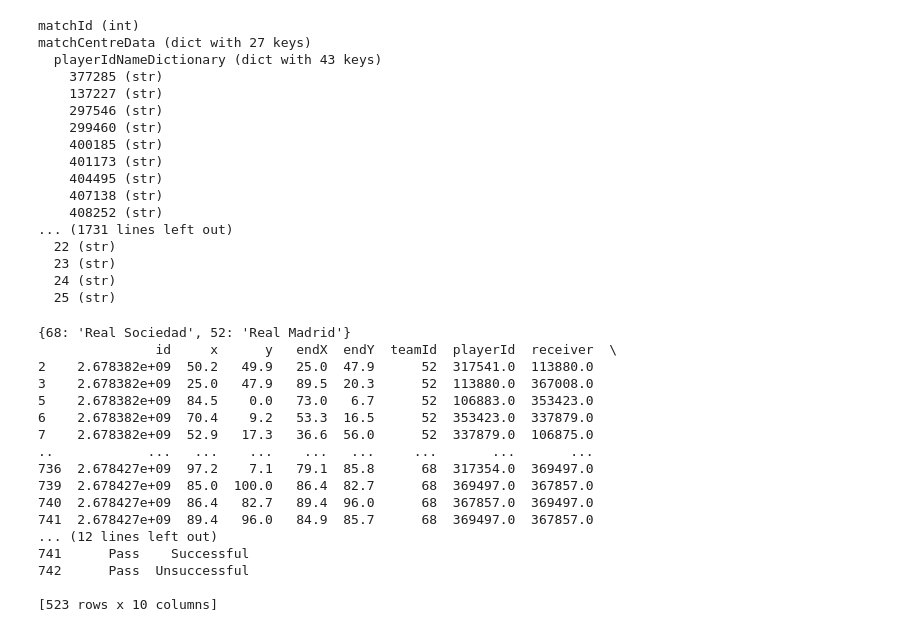
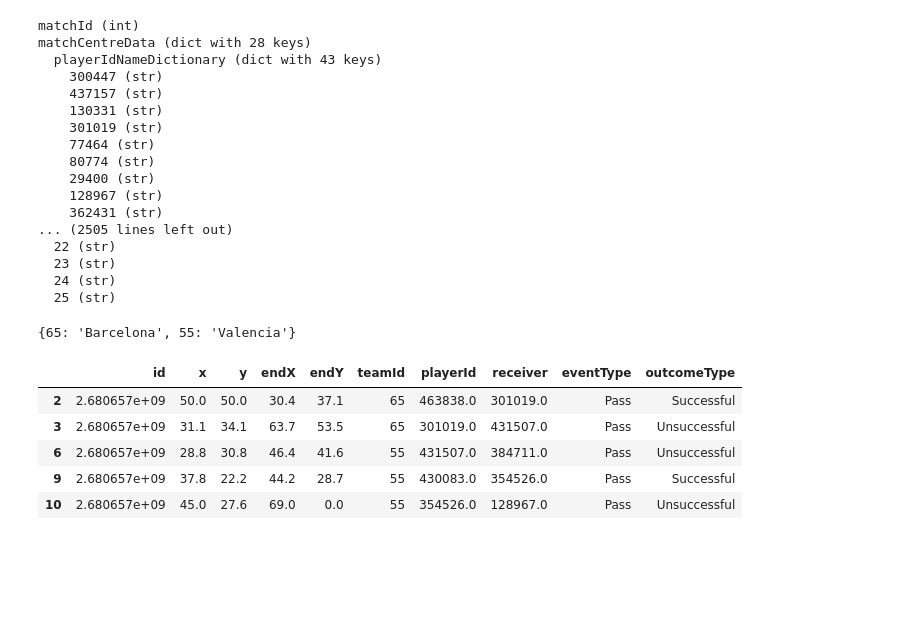
Before and after one commit to juanmarino15/futbolPlus, a Jupyter notebook: scraper/whoScoredScrape.ipynb, the cells around one changed output. Saved outputs shown, nothing was run; the diff lists cells and outputs as text; code cells hidden in the pictures; blank space fills up the shorter version.

```diff
--- a/scraper/whoScoredScrape.ipynb
+++ b/scraper/whoScoredScrape.ipynb
@@ -73,28 +58,28 @@ def print_json_structure(data, indent=0, max_list_example=3):
                     print('  ' * (indent + 1) + f"Example items: {example_items}")
         else:
             print('  ' * indent + f"{key} ({type(value).__name__})")
-
-# Usage example
-url = "https://www.whoscored.com/Matches/1734924/Live/Spain-LaLiga-2023-2024-Real-Sociedad-Real-Madrid"
-data = extract_json_from_html(url, save_output=True)
-# %% [output]
-matchId (int)
-matchCentreData (dict with 27 keys)
-  playerIdNameDictionary (dict with 43 keys)
-    377285 (str)
-    137227 (str)
-    297546 (str)
-    299460 (str)
-    400185 (str)
-    401173 (str)
-    404495 (str)
-    407138 (str)
-    408252 (str)
-... (1731 lines left out)
-  22 (str)
-  23 (str)
-  24 (str)
-  25 (str)
+# %%
+## replace with the match wanted to scrape
+url = "https://www.whoscored.com/Matches/1734900/Live/Spain-LaLiga-2023-2024-Barcelona-Valencia"
+data = extract_json_from_html(url, save_output=True)
+# %% [output]
+matchId (int)
+matchCentreData (dict with 28 keys)
+  playerIdNameDictionary (dict with 43 keys)
+    300447 (str)
+    437157 (str)
+    130331 (str)
+    301019 (str)
+    77464 (str)
+    80774 (str)
+    29400 (str)
+    128967 (str)
+    362431 (str)
+... (2505 lines left out)
+  22 (str)
+  23 (str)
+  24 (str)
+  25 (str)
 # %%
 import pandas as pd
 import json
@@ -138,28 +122,18 @@ def get_passes_df(events_dict):
 
     return df_passes
 # %%
-events_dict, players_df, teams = extract_data_from_dict(data)
-print(teams)
-passes = get_passes_df(events_dict)
-print(passes)
+events_dict, players_df, teams_dict = extract_data_from_dict(data)
+print(teams_dict)
+passes_df = get_passes_df(events_dict)
+passes_df.head()
 # %% [output]
-{68: 'Real Sociedad', 52: 'Real Madrid'}
-               id     x      y   endX  endY  teamId  playerId  receiver  \
-2    2.678382e+09  50.2   49.9   25.0  47.9      52  317541.0  113880.0
-3    2.678382e+09  25.0   47.9   89.5  20.3      52  113880.0  367008.0
-5    2.678382e+09  84.5    0.0   73.0   6.7      52  106883.0  353423.0
-6    2.678382e+09  70.4    9.2   53.3  16.5      52  353423.0  337879.0
-7    2.678382e+09  52.9   17.3   36.6  56.0      52  337879.0  106875.0
-..            ...   ...    ...    ...   ...     ...       ...       ...
-736  2.678427e+09  97.2    7.1   79.1  85.8      68  317354.0  369497.0
-739  2.678427e+09  85.0  100.0   86.4  82.7      68  369497.0  367857.0
-740  2.678427e+09  86.4   82.7   89.4  96.0      68  367857.0  369497.0
-741  2.678427e+09  89.4   96.0   84.9  85.7      68  369497.0  367857.0
-... (12 lines left out)
-741      Pass    Successful
-742      Pass  Unsuccessful
-
-[523 rows x 10 columns]
+{65: 'Barcelona', 55: 'Valencia'}
+|  | id | x | y | endX | endY | teamId | playerId | receiver | eventType | outcomeType |
+| 2 | 2.680657e+09 | 50.0 | 50.0 | 30.4 | 37.1 | 65 | 463838.0 | 301019.0 | Pass | Successful |
+| 3 | 2.680657e+09 | 31.1 | 34.1 | 63.7 | 53.5 | 65 | 301019.0 | 431507.0 | Pass | Unsuccessful |
+| 6 | 2.680657e+09 | 28.8 | 30.8 | 46.4 | 41.6 | 55 | 431507.0 | 384711.0 | Pass | Unsuccessful |
+| 9 | 2.680657e+09 | 37.8 | 22.2 | 44.2 | 28.7 | 55 | 430083.0 | 354526.0 | Pass | Successful |
+| 10 | 2.680657e+09 | 45.0 | 27.6 | 69.0 | 0.0 | 55 | 354526.0 | 128967.0 | Pass | Unsuccessful |
 # %%
 def get_passes_between_df(team_id, passes_df, players_df):
     # filter for only team
```
Also changed, not shown: parts of 8 cells of this notebook, 2 other files.
